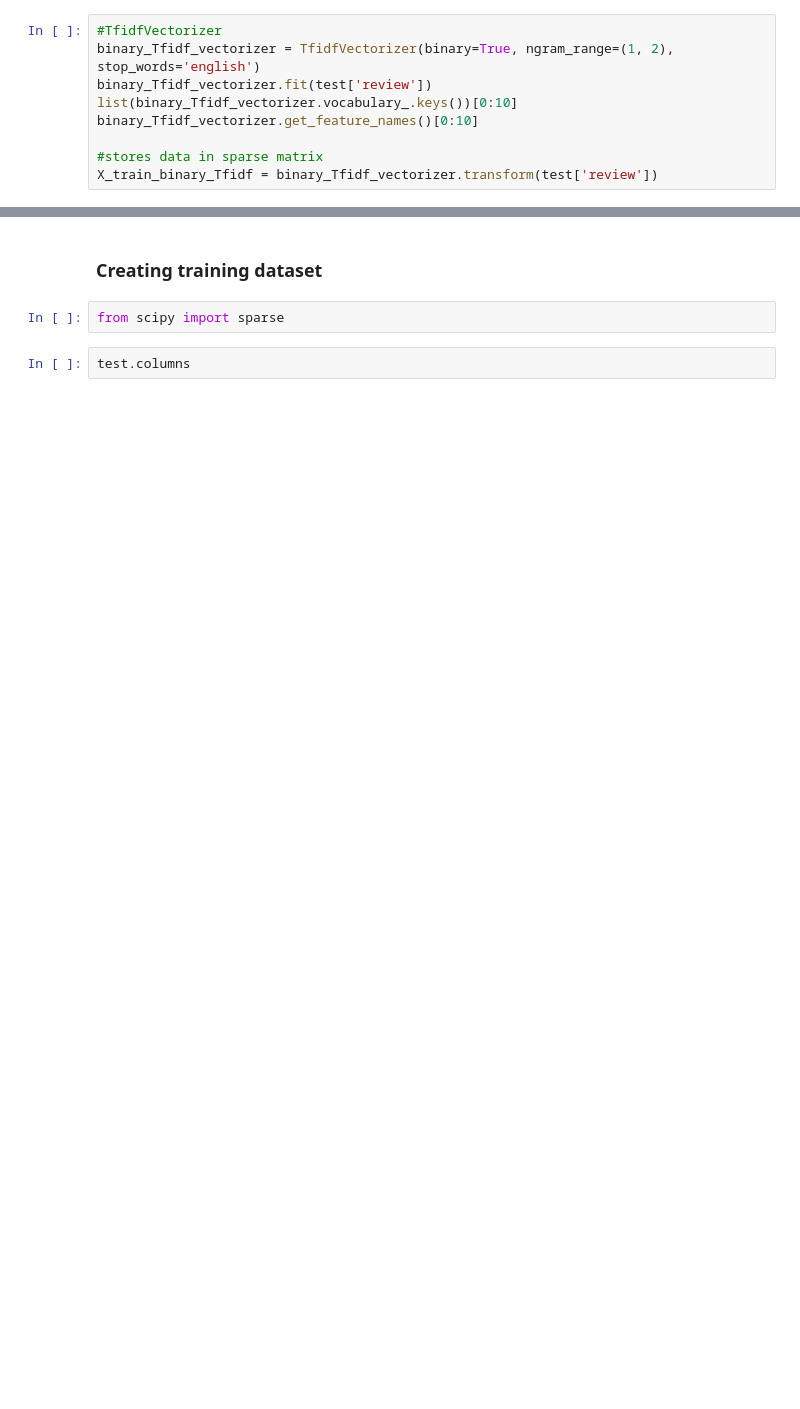
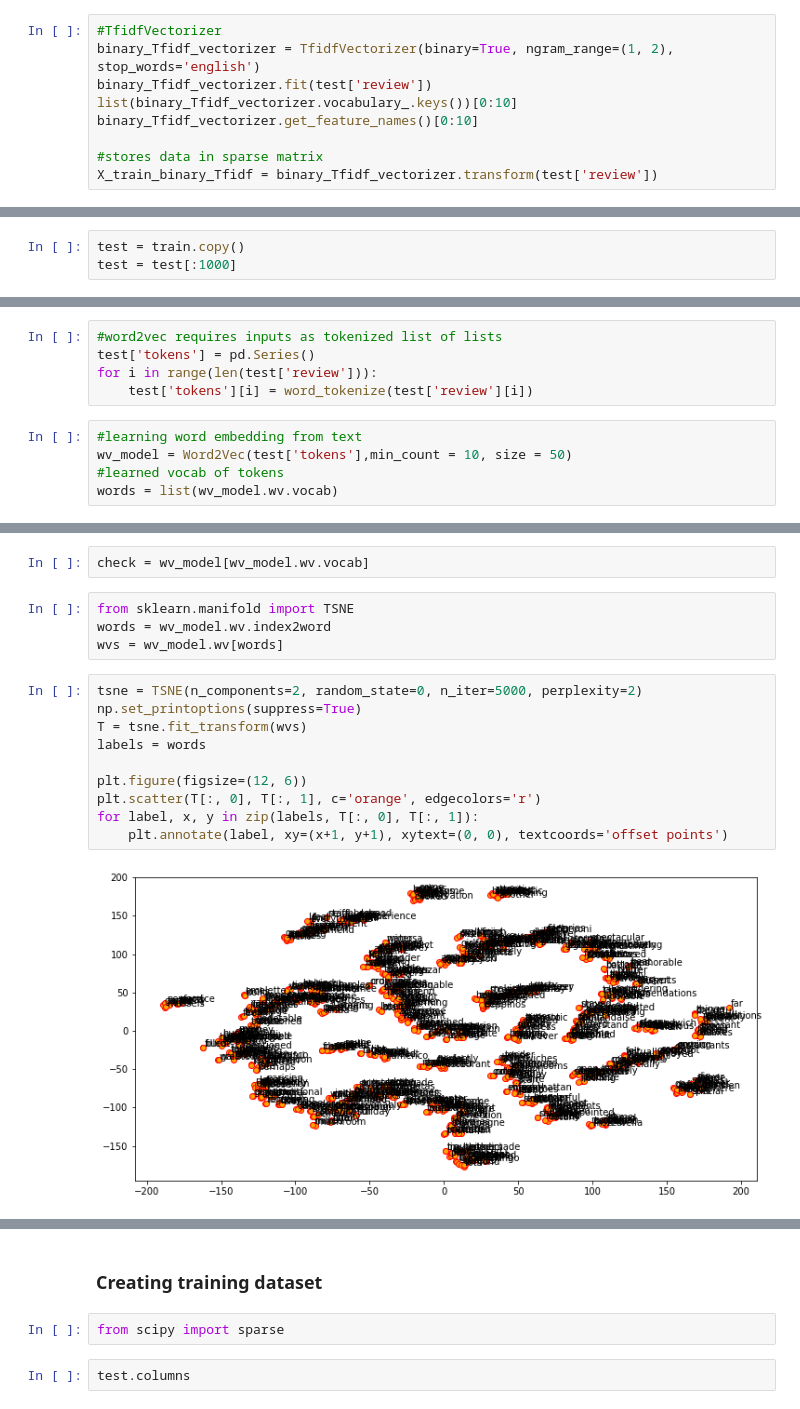
Before and after one commit to sophia-tsilerides/Machine-Learning-Project, a Jupyter notebook: Sophia/Prelim_analysis.ipynb, the cells around one changed output, grey strips where cells are left out. Drawn from its saved outputs; the diff is of its cells as text; blank space fills up the shorter version.

```diff
--- a/Sophia/Prelim_analysis.ipynb
+++ b/Sophia/Prelim_analysis.ipynb
@@ -242,0 +325,3 @@ X_train_binary_Tfidf
+# %%
+test = train.copy()
+test = test[:1000]
@@ -242,0 +333,10 @@ X_train_binary_Tfidf
+# %%
+#word2vec requires inputs as tokenized list of lists
+test['tokens'] = pd.Series()
+for i in range(len(test['review'])):
+    test['tokens'][i] = word_tokenize(test['review'][i])
+# %%
+#learning word embedding from text
+wv_model = Word2Vec(test['tokens'],min_count = 10, size = 50)
+#learned vocab of tokens
+words = list(wv_model.wv.vocab)
@@ -242,0 +401,18 @@ X_train_binary_Tfidf
+# %%
+check = wv_model[wv_model.wv.vocab]
+# %%
+from sklearn.manifold import TSNE
+words = wv_model.wv.index2word
+wvs = wv_model.wv[words]
+# %%
+tsne = TSNE(n_components=2, random_state=0, n_iter=5000, perplexity=2)
+np.set_printoptions(suppress=True)
+T = tsne.fit_transform(wvs)
+labels = words
+
+plt.figure(figsize=(12, 6))
+plt.scatter(T[:, 0], T[:, 1], c='orange', edgecolors='r')
+for label, x, y in zip(labels, T[:, 0], T[:, 1]):
+    plt.annotate(label, xy=(x+1, y+1), xytext=(0, 0), textcoords='offset points')
+# %% [output]
+[figure, added]
```
Also changed, not shown: parts of 64 cells of this notebook.
